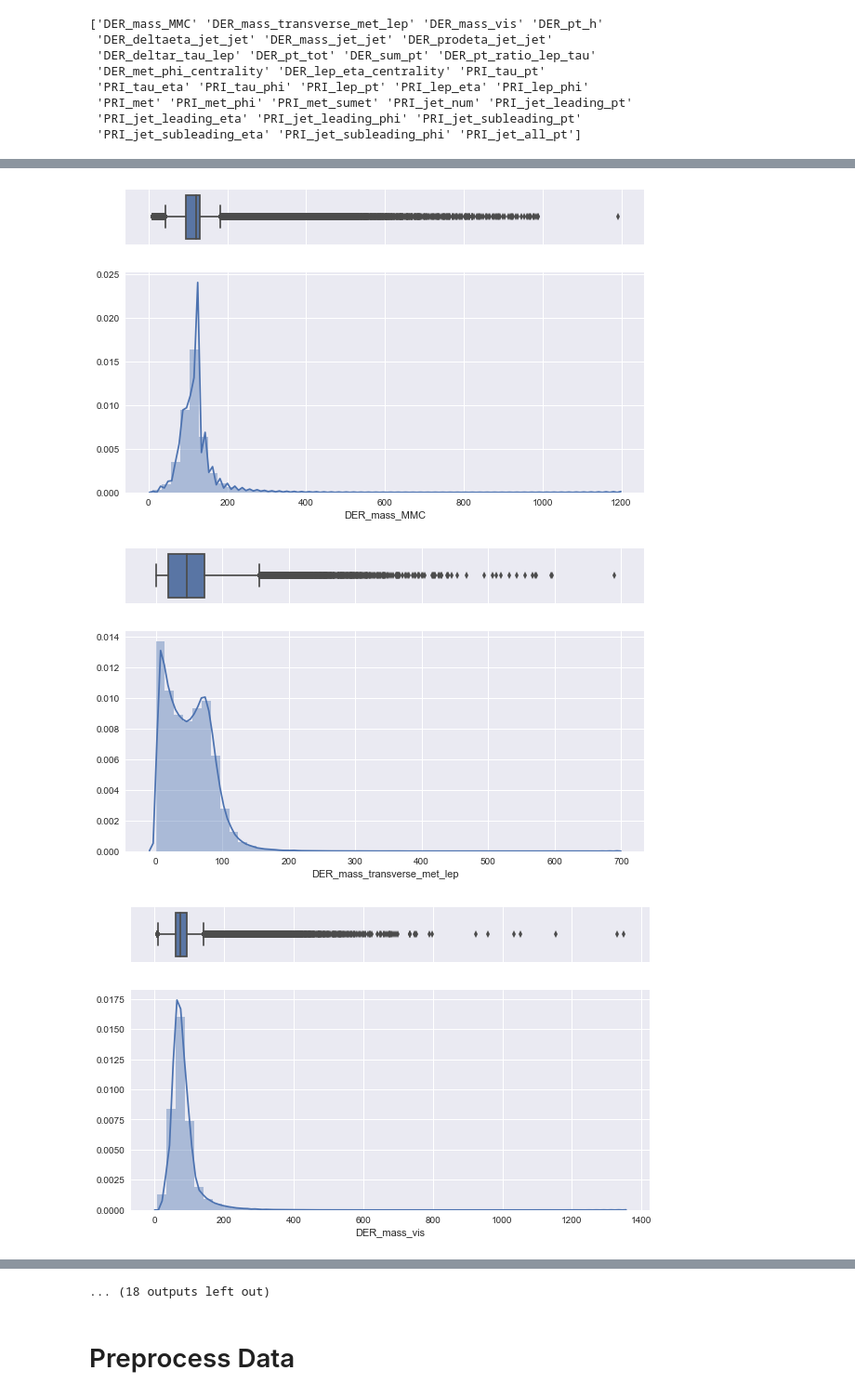
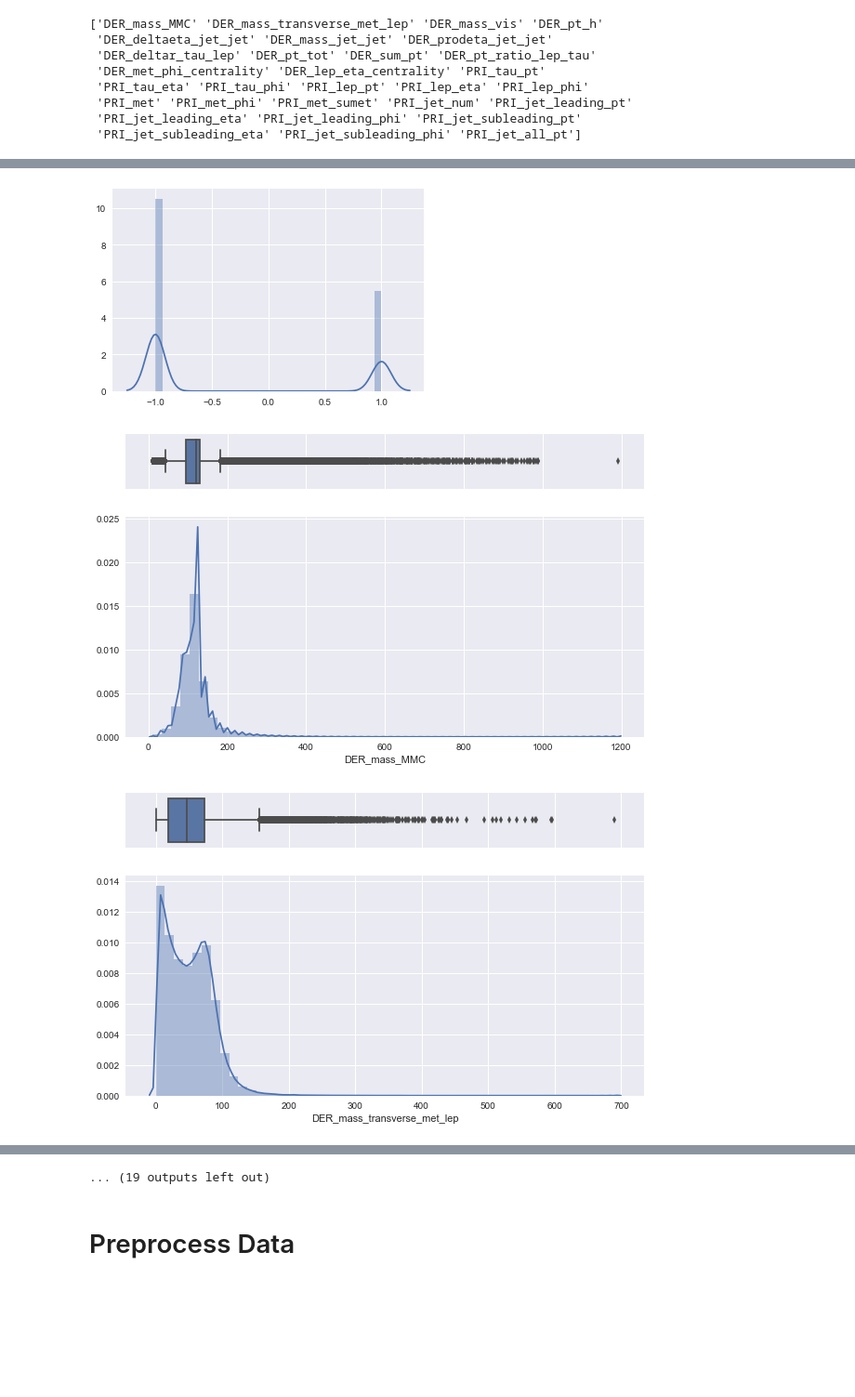
Before and after one commit to doggydigit/HiggsBosonDetection, a Jupyter notebook: workspace/pipeline.ipynb, the cells around one changed output, grey strips where cells are left out. Shown at 93% size. Saved outputs shown, nothing was run; the diff lists cells and outputs as text; code cells hidden in the pictures; blank space fills up the shorter version.

```diff
--- a/workspace/pipeline.ipynb
+++ b/workspace/pipeline.ipynb
@@ -75,18 +75,20 @@ for ind, corr in enumerate(correlation):
 [-0.44873696 -0.21000892] [ 0.96562839  1.        ]
 [-0.35142796 -0.1953979 ] [ 0.27175188  1.        ]
 # %%
+sns.distplot(targets)
+
 for i, header in enumerate(headers):
     f, (ax_box, ax_hist) = plt.subplots(2, sharex=True,
                                     gridspec_kw={"height_ratios": (.20, .80)}, figsize=(10,6))
 
     sns.boxplot(traindata[:,i], ax=ax_box)
     sns.distplot(traindata[:,i], ax=ax_hist, label= header)
 
     ax_box.set(yticks=[])
     ax_hist.set(xlabel=header)
     sns.despine(ax=ax_hist)
     sns.despine(ax=ax_box, left=True)
 # %% [output]
-[figure, old version]
+[figure, new version]
-[figure, old version]
+[figure, new version]
-[figure, old version]
+[figure, new version]
@@ -102,4 +104,4 @@ for i, header in enumerate(headers):
-... (18 outputs left out)
+... (19 outputs left out)
 # %% [markdown]
 # Preprocess Data
 # %%
```
Also changed, not shown: parts of 6 cells of this notebook, 1 other file.
